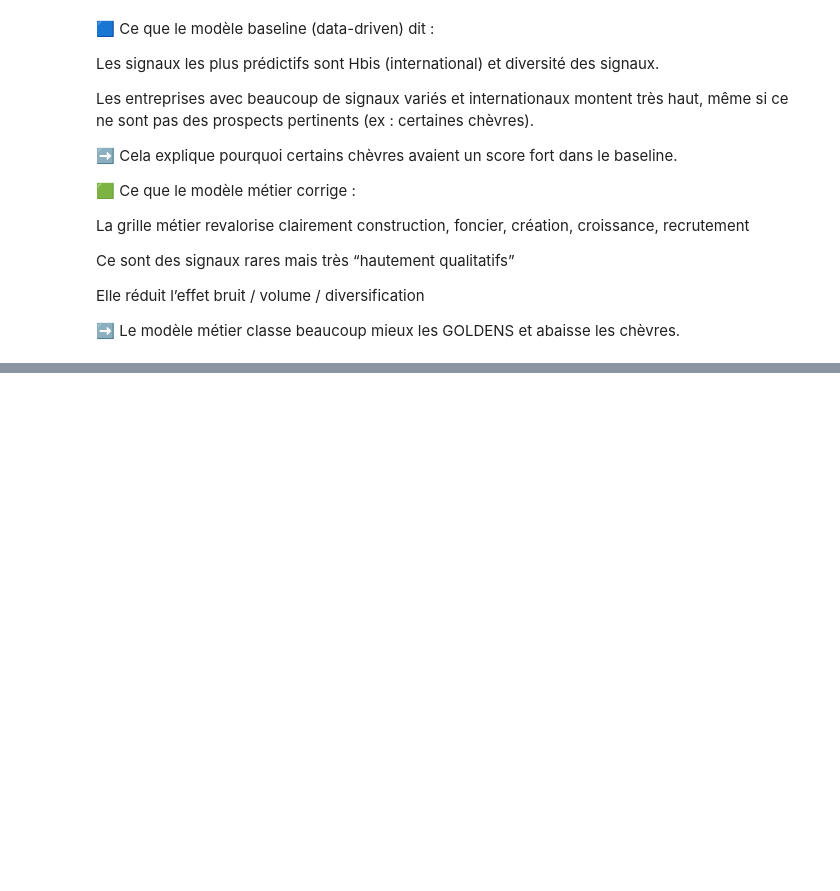
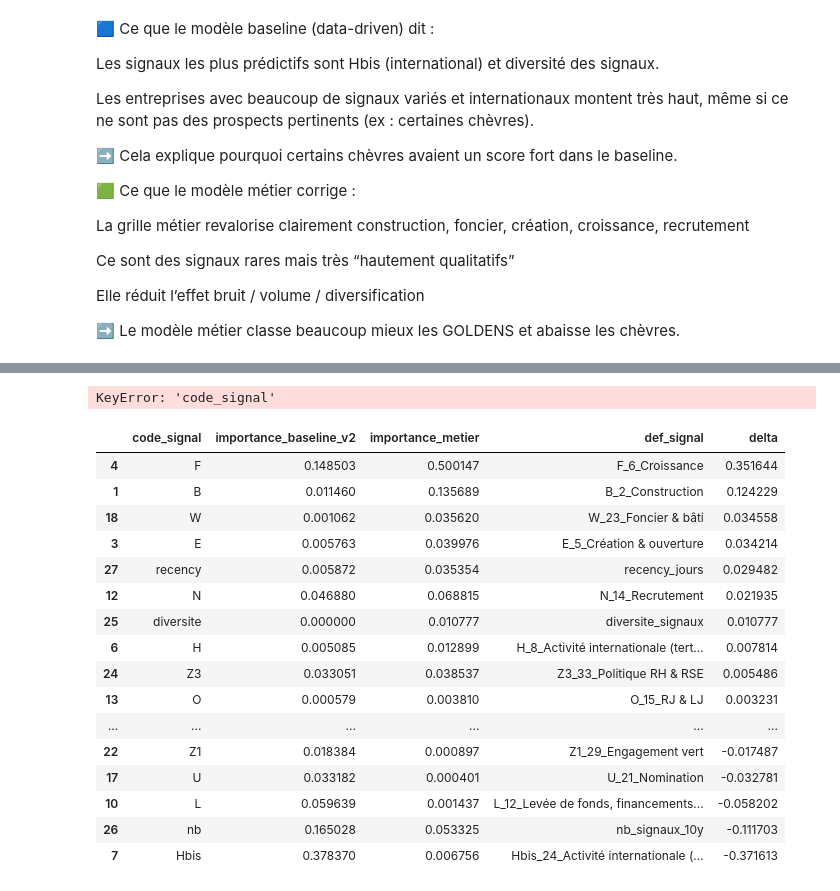
Before and after one commit to dev-labarre/ose-main, a Jupyter notebook: notebooks/Compar_model_metier_vs_model_baseline.ipynb, the cells around one changed output, grey strips where cells are left out. Cells and saved outputs as stored; diff of their text form; code cells hidden in the pictures; blank space fills up the shorter version.

```diff
--- a/notebooks/Compar_model_metier_vs_model_baseline.ipynb
+++ b/notebooks/Compar_model_metier_vs_model_baseline.ipynb
@@ -1147,0 +1180,12 @@ Elle réduit l’effet bruit / volume / diversification
+# %%
+model_base_v2 = pipe_baseline_v2.named_steps["model"]
+
+importance_base_v2 = (
+    pd.DataFrame({
+        "feature": X_baseline_v2.columns,
+        "importance_baseline_v2": model_base_v2.feature_importances_
+    })
+    .sort_values("importance_baseline_v2", ascending=False)
+)
+
+display(importance_base_v2.head(5))
@@ -1147,0 +1248,12 @@ Elle réduit l’effet bruit / volume / diversification
+# %%
+compare_importance_v2 = (
+    importance_base_v2
+    .merge(importance_met, on="feature", how="outer")
+    .fillna(0)
+)
+
+compare_importance_v2["delta_importance"] = (
+    compare_importance_v2["importance_metier"] - compare_importance_v2["importance_baseline_v2"]
+)
+
+compare_importance_v2.head()
@@ -1147,0 +1267,47 @@ Elle réduit l’effet bruit / volume / diversification
+# %%
+importance_par_code_v2 = (
+    compare_importance_v2
+    .groupby("code_signal")[["def_signal", "importance_baseline_v2", "importance_metier"]]
+    .sum()
+    .reset_index()
+)
+# %% [output]
+KeyError: 'code_signal'
+# %%
+compare_importance_v2["code_signal"] = compare_importance_v2["feature"].apply(extract_code_from_feature)
+compare_importance_v2["def_signal"] = compare_importance_v2["feature"]
+
+importance_par_code_v2 = (
+    compare_importance_v2
+    .groupby("code_signal")
+    .agg({
+        "importance_baseline_v2": "sum",
+        "importance_metier": "sum",
+        "def_signal": "first"
+    })
+    .reset_index()
+)
+
+importance_par_code_v2["delta"] = (
+    importance_par_code_v2["importance_metier"] - importance_par_code_v2["importance_baseline_v2"]
+)
+
+importance_par_code_v2.sort_values("delta", ascending=False)
+# %% [output]
+|  | code_signal | importance_baseline_v2 | importance_metier | def_signal | delta |
+| 4 | F | 0.148503 | 0.500147 | F_6_Croissance | 0.351644 |
+| 1 | B | 0.011460 | 0.135689 | B_2_Construction | 0.124229 |
+| 18 | W | 0.001062 | 0.035620 | W_23_Foncier & bâti | 0.034558 |
+| 3 | E | 0.005763 | 0.039976 | E_5_Création & ouverture | 0.034214 |
+| 27 | recency | 0.005872 | 0.035354 | recency_jours | 0.029482 |
+| 12 | N | 0.046880 | 0.068815 | N_14_Recrutement | 0.021935 |
+| 25 | diversite | 0.000000 | 0.010777 | diversite_signaux | 0.010777 |
+| 6 | H | 0.005085 | 0.012899 | H_8_Activité internationale (tert... | 0.007814 |
+| 24 | Z3 | 0.033051 | 0.038537 | Z3_33_Politique RH & RSE | 0.005486 |
+| 13 | O | 0.000579 | 0.003810 | O_15_RJ & LJ | 0.003231 |
+| ... | ... | ... | ... | ... | ... |
+| 22 | Z1 | 0.018384 | 0.000897 | Z1_29_Engagement vert | -0.017487 |
+| 17 | U | 0.033182 | 0.000401 | U_21_Nomination | -0.032781 |
+| 10 | L | 0.059639 | 0.001437 | L_12_Levée de fonds, financements... | -0.058202 |
+| 26 | nb | 0.165028 | 0.053325 | nb_signaux_10y | -0.111703 |
+| 7 | Hbis | 0.378370 | 0.006756 | Hbis_24_Activité internationale (... | -0.371613 |
```
Also changed, not shown: parts of 9 cells of this notebook, 2 other files.
